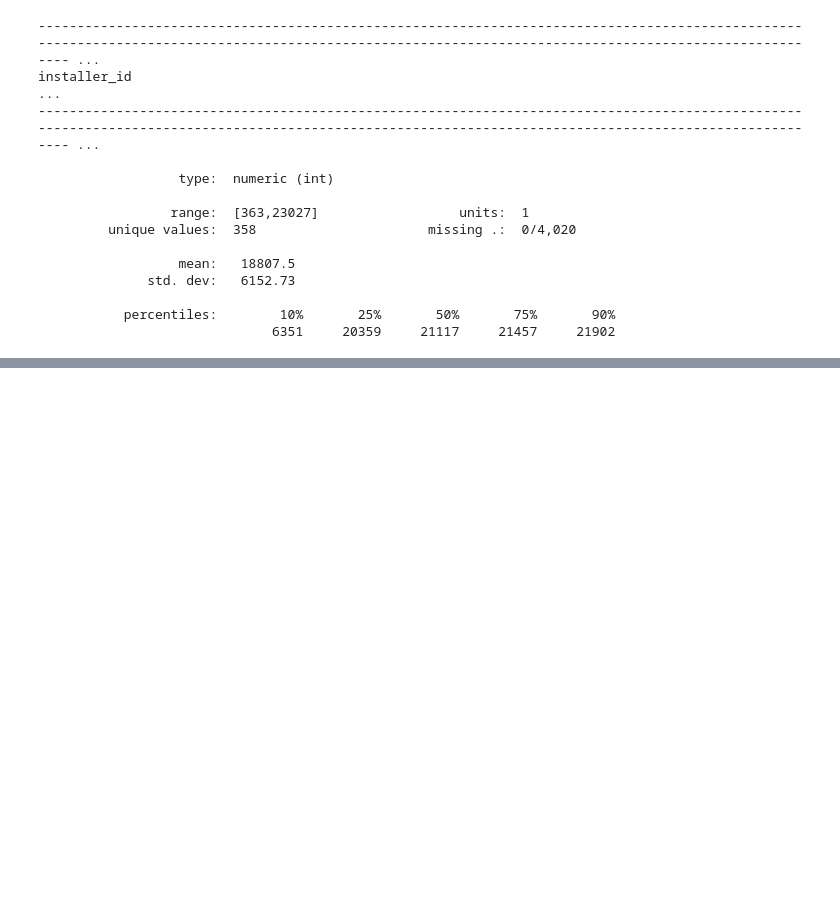
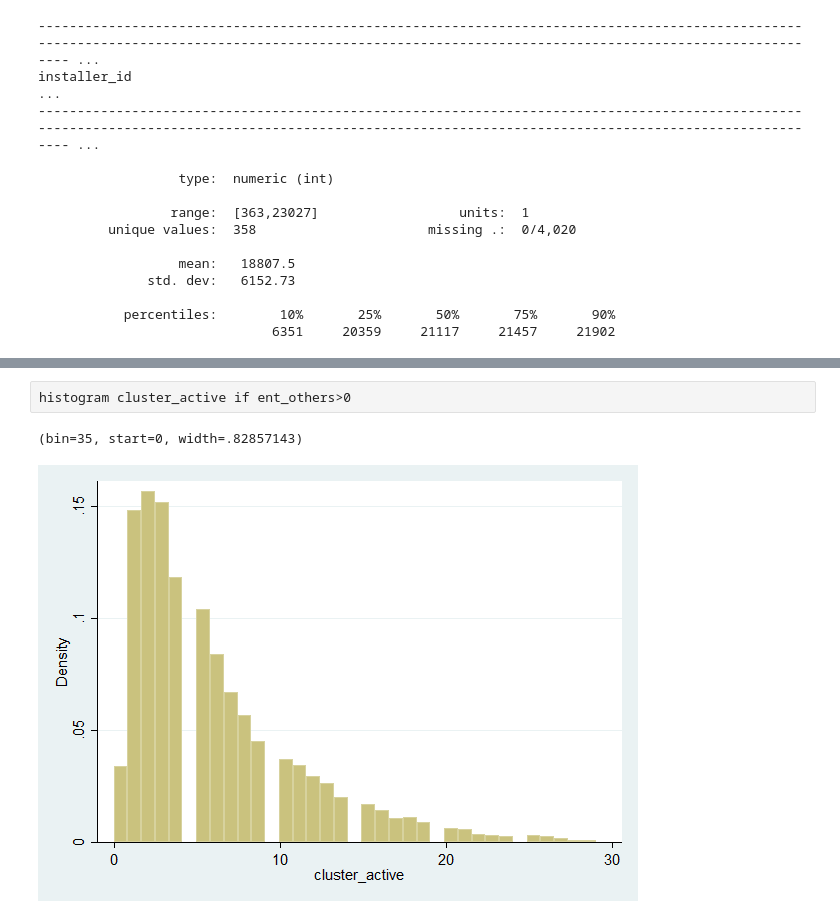
Before and after one commit to herbsh/solar_project, a Jupyter notebook: 1_code/robustness_issue3 & 5.ipynb, the cells around one changed output, grey strips where cells are left out. Cells and saved outputs as stored; diff of their text form; blank space fills up the shorter version.

```diff
--- a/1_code/robustness_issue3 & 5.ipynb
+++ b/1_code/robustness_issue3 & 5.ipynb
@@ -410,0 +466,5 @@ installer_id
+# %%
+histogram cluster_active if ent_others>0
+# %% [output]
+(bin=35, start=0, width=.82857143)
+[figure, added]
```
Also changed, not shown: parts of 8 cells of this notebook, 6 other files.
